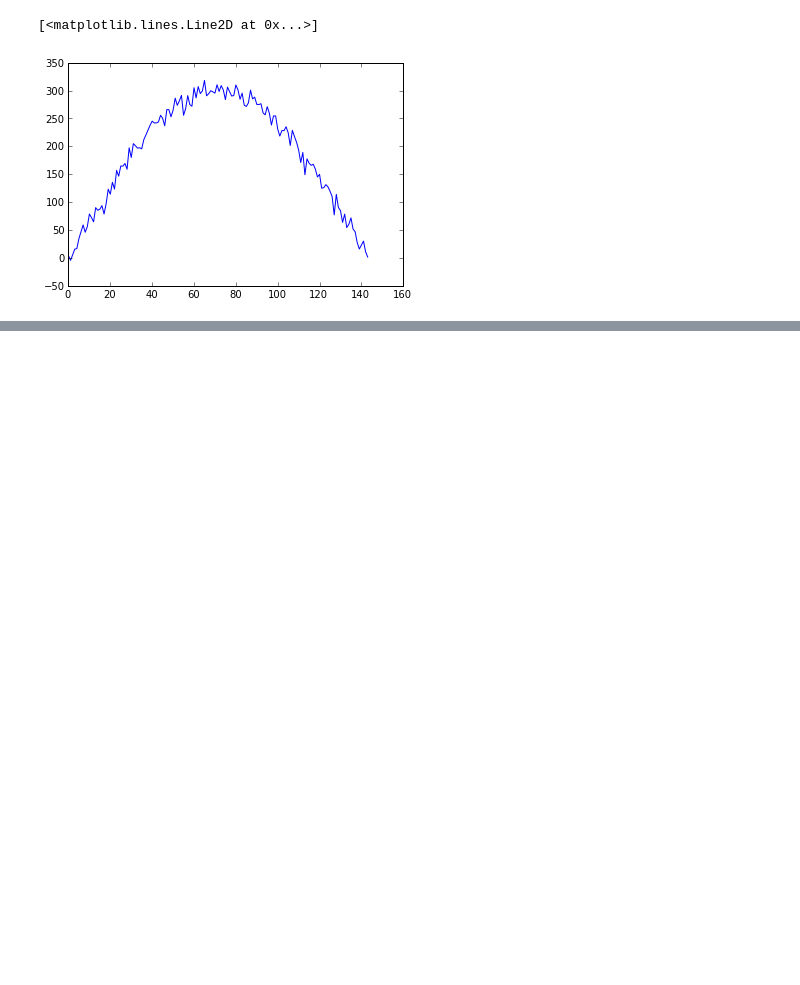
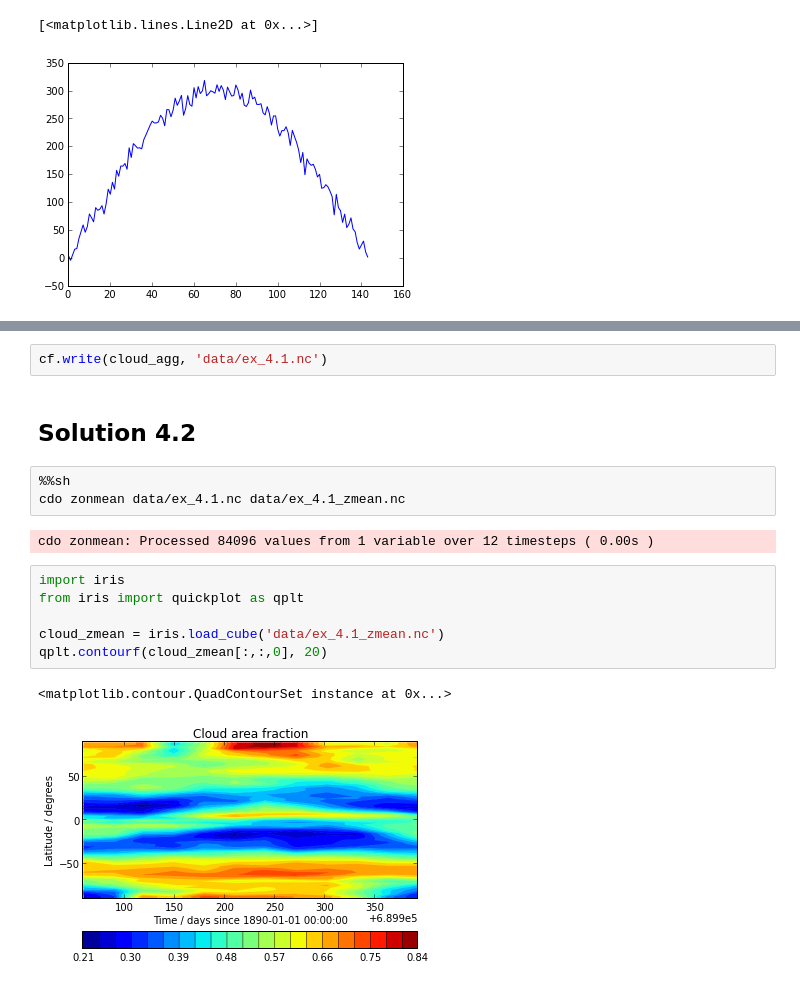
Before and after one commit to cedadev/ceda_training_mod5, a Jupyter notebook: 06-Exercises.ipynb, the cells around one changed output, grey strips where cells are left out. Cells and saved outputs as stored; diff of their text form; blank space fills up the shorter version.

```diff
--- a/06-Exercises.ipynb
+++ b/06-Exercises.ipynb
@@ -401,0 +453,18 @@ plot(o3_v)
+# %%
+cf.write(cloud_agg, 'data/ex_4.1.nc')
+# %% [markdown]
+## Solution 4.2
+# %%
+%%sh
+cdo zonmean data/ex_4.1.nc data/ex_4.1_zmean.nc
+# %% [output]
+cdo zonmean: Processed 84096 values from 1 variable over 12 timesteps ( 0.00s )
+# %%
+import iris
+from iris import quickplot as qplt
+
+cloud_zmean = iris.load_cube('data/ex_4.1_zmean.nc')
+qplt.contourf(cloud_zmean[:,:,0], 20)
+# %% [output]
+<matplotlib.contour.QuadContourSet instance at 0x...>
+[figure, added]
```
Also changed, not shown: parts of 6 cells of this notebook.
